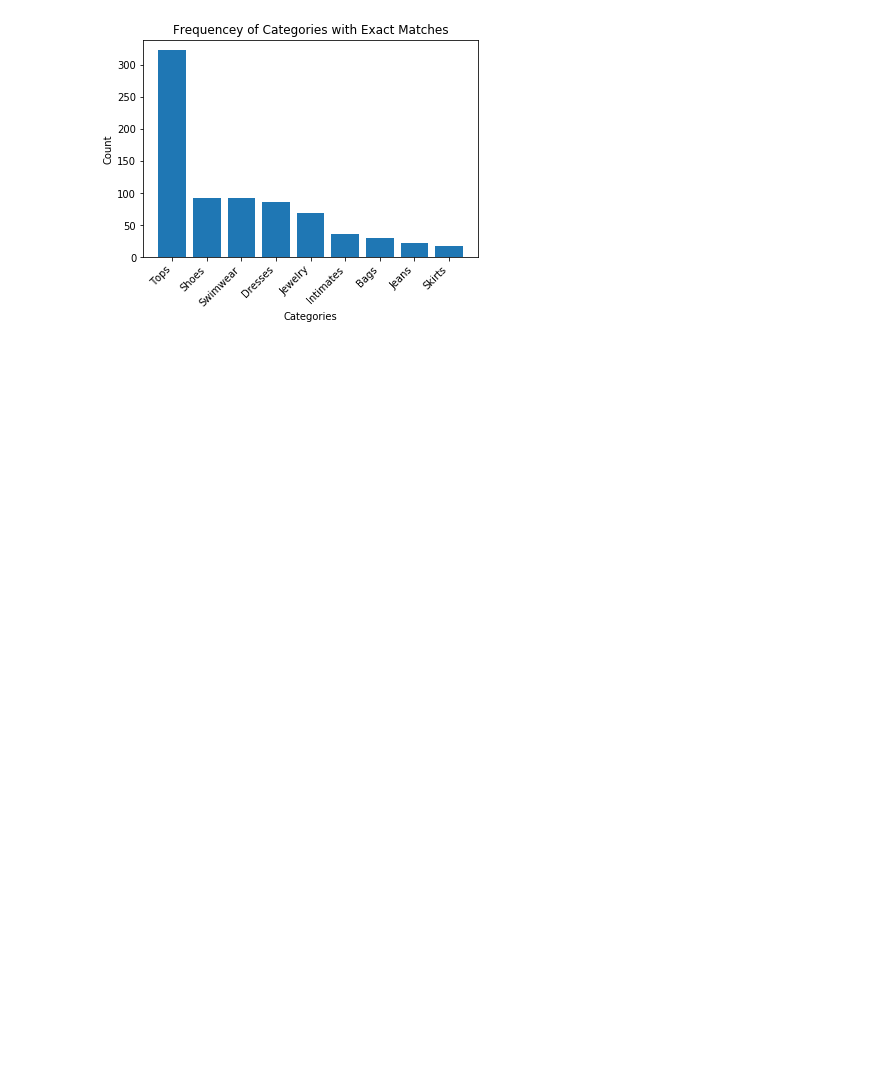
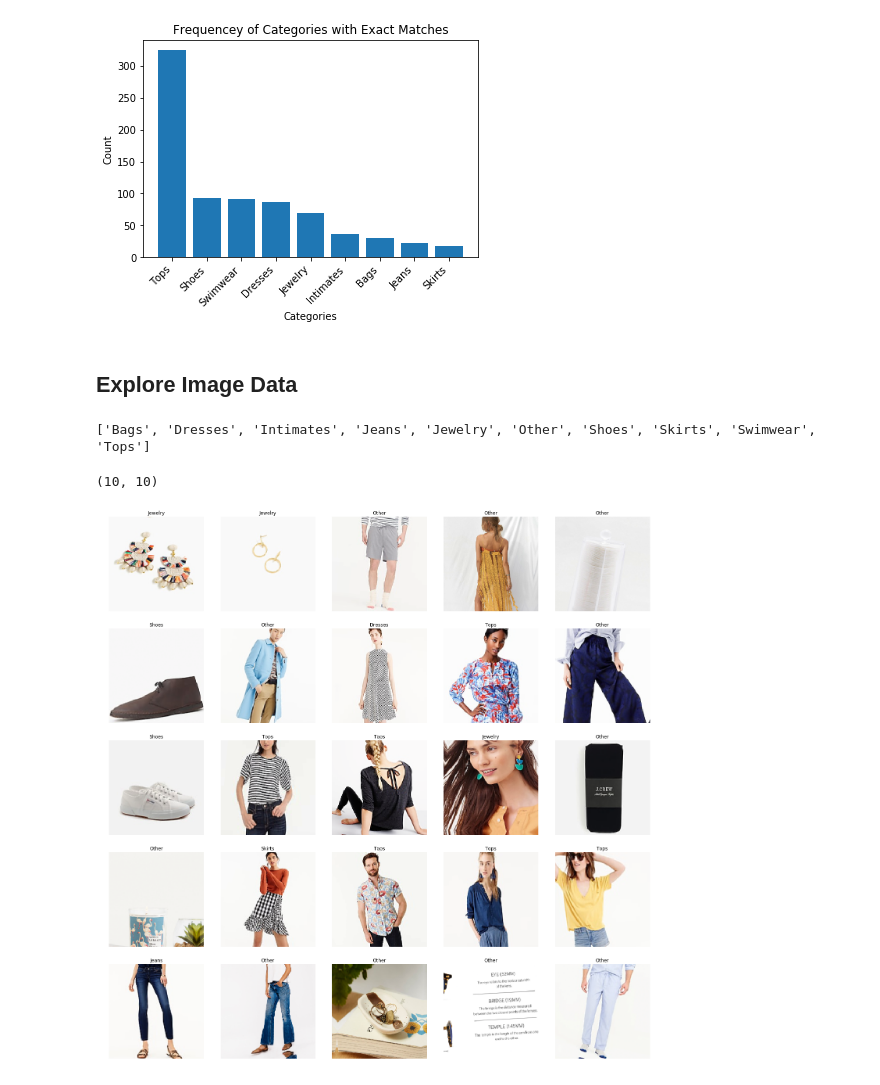
Before and after one commit to yashsavani/ferriswheel, a Jupyter notebook: Explore_Data.ipynb, the cells around one changed output. Cells and saved outputs as stored; diff of their text form; code cells hidden in the pictures; blank space fills up the shorter version.

```diff
--- a/Explore_Data.ipynb
+++ b/Explore_Data.ipynb
@@ -118,7 +120,9 @@ For our baseline we can use the exact matches. It looks like we might be able to
 # %%
 aliases = {
     'Dresses': [r'\bdress'],
-    'Tops': [r'\btop', r'shirt', r'tank', r'\bsweater', r'\bcardigan', r'\bpullover', r'\bturtleneck', r'\btee'],
+    'Tops': [r'\btop', r'shirt', r'tank', r'\bsweater',
+             r'\bcardigan', r'\bpullover', r'\bturtleneck',
+             r'\btee', r'\bhoodie'],
     'Jeans': [r'\bjean'],
     'Skirts': [r'\bskirt'],
     'Rompers': [r'\bromper'],
@@ -149,15 +153,17 @@ for category in aliases:
         neg_aliases[category] = re.compile(r'|'.join(neg_aliases[category]), re.IGNORECASE)
 # %%
 def regex_match(desc):
+    """Return a sorted list of matched categories based on the first matched category"""
     ret_list = []
     for category, regex in aliases.items():
         if category == "Others":
             continue
         if neg_aliases[category] != [] and neg_aliases[category].search(desc):
             continue
-        if regex.search(desc):
-            ret_list.append(category)
-    return ret_list
+        search = regex.search(desc)
+        if search is not None:
+            ret_list.append((category, search.span()))
+    return [category for category, _ in sorted(ret_list, key=lambda x: x[1][0])]
 
 data['regex_match'] = data.description.apply(regex_match)
 
@@ -184,0 +191,2 @@ data.sample(frac=1.0).to_csv('regex.csv', index=False, encoding='utf-8-sig')
+# %% [markdown]
+## Explore Image Data
@@ -184,0 +196,23 @@ data.sample(frac=1.0).to_csv('regex.csv', index=False, encoding='utf-8-sig')
+# %%
+filtered_data = data[data.image_path.apply(lambda x: x is not None)]
+# %%
+imgdata = ImageDataBunch.from_lists(
+    '.',
+    fnames=filtered_data.image_path,
+    labels=filtered_data.regex_match.apply(lambda x: 'Other' if x == [] else x[0]),
+    ds_tfms=get_transforms(),
+    size=224,
+    num_workers=0
+)
+
+imgdata.normalize(imagenet_stats)
+
+print(imgdata.classes)
+len(imgdata.classes), imgdata.c
+# %% [output]
+['Bags', 'Dresses', 'Intimates', 'Jeans', 'Jewelry', 'Other', 'Shoes', 'Skirts', 'Swimwear', 'Tops']
+(10, 10)
+# %%
+imgdata.show_batch()
+# %% [output]
+[figure, added]
```
Also changed, not shown: parts of 18 cells of this notebook, 6 other files.
